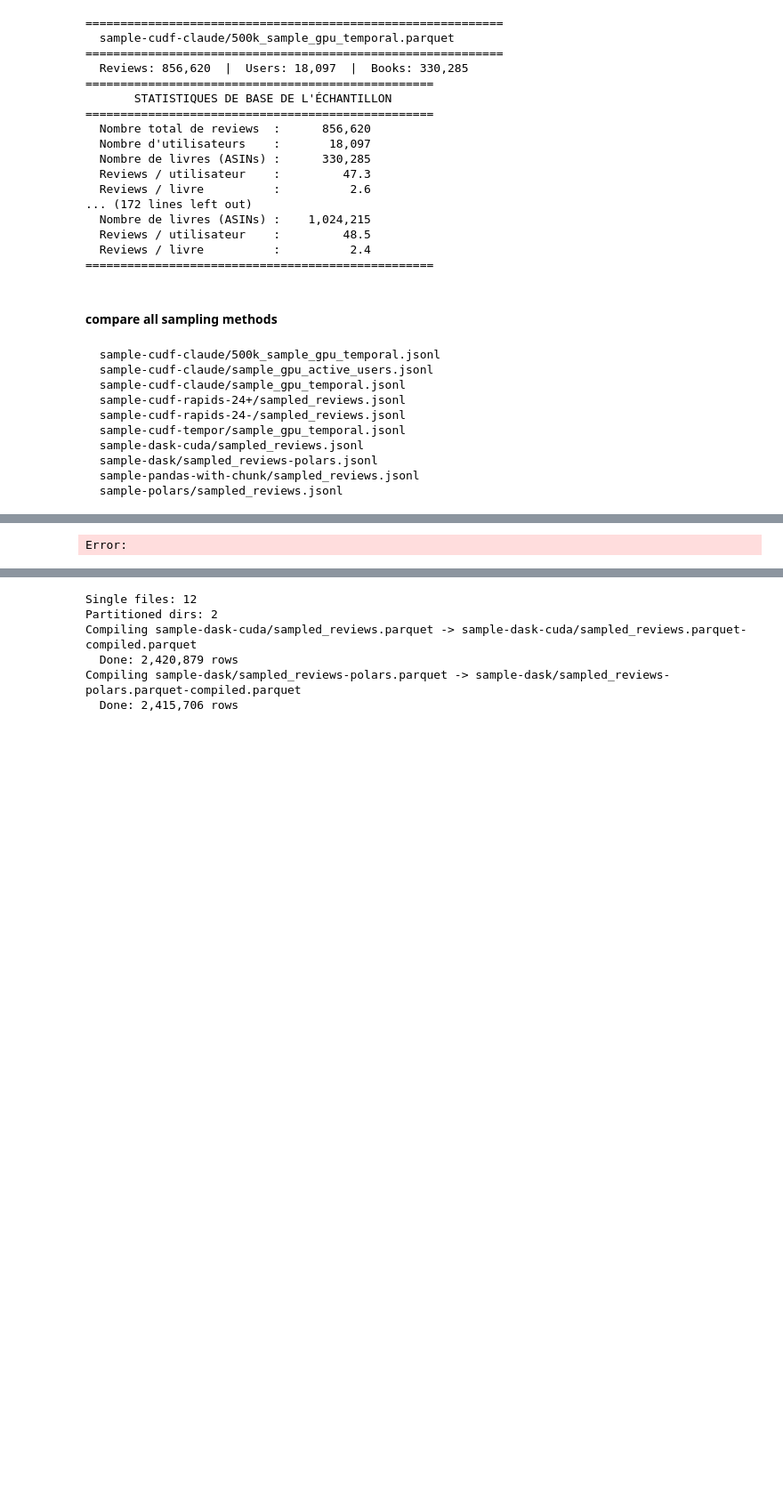
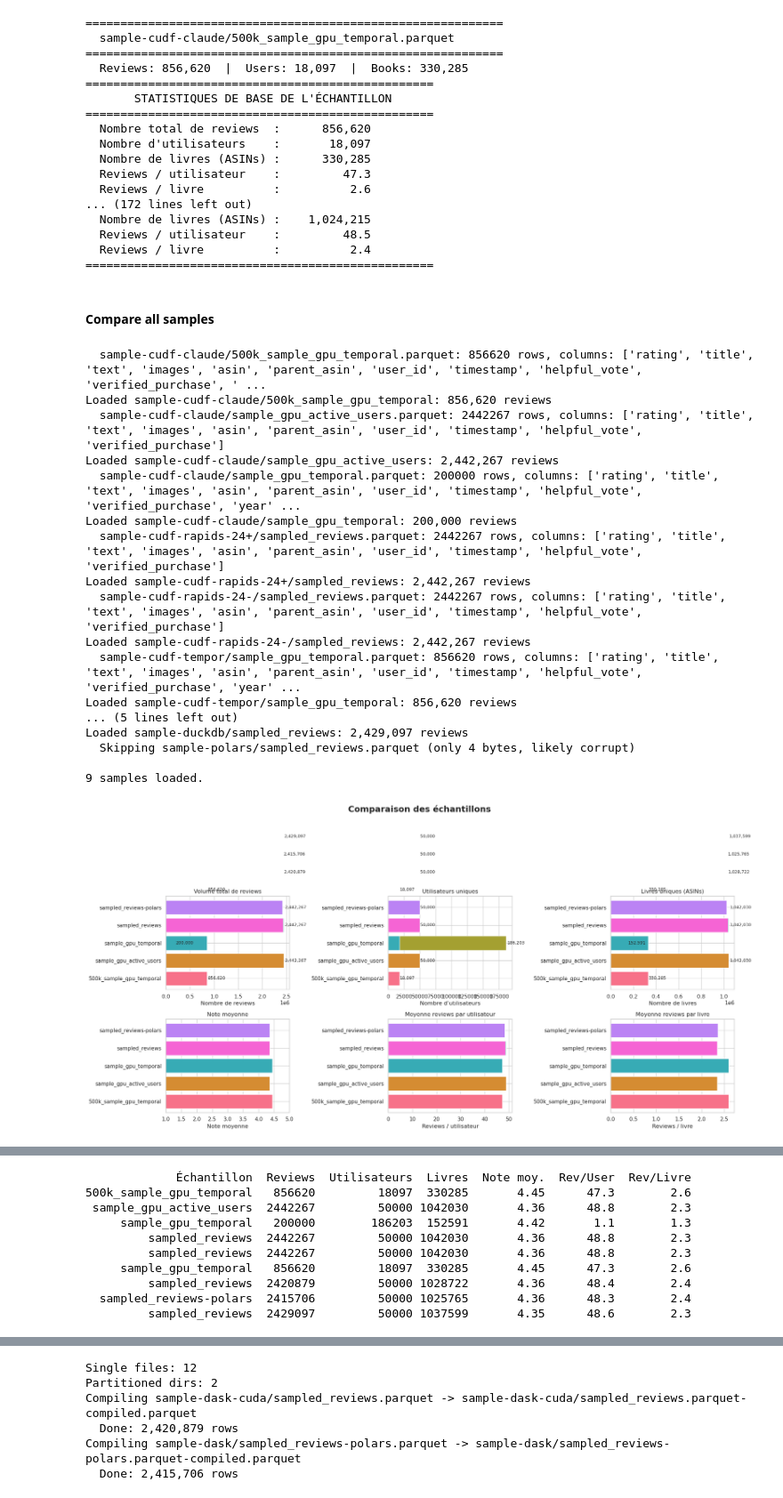
Before and after one commit to UQO-ML/AmazonReviews, a Jupyter notebook: florian-basic-statistic.ipynb, the cells around one changed output, grey strips where cells are left out. Shown at 89% size. Cells and saved outputs as stored; diff of their text form; code cells hidden in the pictures; blank space fills up the shorter version.

```diff
--- a/florian-basic-statistic.ipynb
+++ b/florian-basic-statistic.ipynb
@@ -150,7 +150,7 @@ for path in SAMPLE_PATHS:
   Reviews / livre          :          2.4
 ==================================================
 # %% [markdown]
-#### compare all sampling methods ####
+#### Compare all samples ####
 # %%
 import pandas as pd
 import matplotlib.pyplot as plt
@@ -162,32 +162,16 @@ import os
 
 sns.set_theme(style="whitegrid")
 
-# convert all jsonl to parquet ###
-# JSON_SAMPLE_PATHS = sorted(glob.glob("sample-*/*.jsonl", recursive=False))
-# for p in JSON_SAMPLE_PATHS:
-#     print(f"  {p}")
-#     if len(p) == 0:
-#         continue
-#     df = pd.read_json(p, lines=True)
-#     df.to_parquet(p.replace(".jsonl", ".parquet"))
-# del df
-# gc.collect()
-
 SAMPLE_PATHS = sorted(glob.glob("sample-*/*.parquet", recursive=False))
-
-# # Filtrer les dossiers Parquet partitionnés vs fichiers simples
-# SAMPLE_PATHS = [p for p in SAMPLE_PATHS if os.path.isfile(p)]
-
-# Exclude directories masquerading as .parquet files
-print(f"Found {len(SAMPLE_PATHS)} parquet files:")
-for p in SAMPLE_PATHS:
-    print(f"  {p}")
 
 # Collect summary stats + per-sample distributions
 summary = []
 distributions = {}
 
 for path in SAMPLE_PATHS:
+    if os.path.getsize(path) < 1024:  # skip files smaller than 1KB
+        print(f"  Skipping {path} (only {os.path.getsize(path)} bytes, likely corrupt)")
+        continue
     df = pd.read_parquet(path)
     print(f"  {path}: {len(df)} rows, columns: {list(df.columns)}")
     label = Path(path).parent.name  # e.g. "sample-cudf-claude"
@@ -298,40 +282,48 @@ axes[1].set_ylabel("Densité (log)")
 axes[1].set_title("Distribution des reviews par utilisateur")
 axes[1].legend(fontsize=8)
 
 # Row 3: Reviews per book (overlaid histograms)
 for i, (name, data) in enumerate(distributions.items()):
     axes[2].hist(data["reviews_per_book"], bins=50, color=colors[i],
                  alpha=0.4, label=name, log=True, density=True)
 axes[2].set_xlabel("Nombre de reviews par livre")
 axes[2].set_ylabel("Densité (log)")
 axes[2].set_title("Distribution des reviews par livre")
 axes[2].legend(fontsize=8)
 
 plt.tight_layout()
 plt.show()
 
 
 comparison = stats_df[[
     "file", "n_reviews", "n_users", "n_books",
     "avg_rating", "avg_reviews_per_user", "avg_reviews_per_book"
 ]].copy()
 comparison.columns = [
     "Échantillon", "Reviews", "Utilisateurs", "Livres",
     "Note moy.", "Rev/User", "Rev/Livre"
 ]
 comparison["Note moy."] = comparison["Note moy."].round(2)
 comparison["Rev/User"] = comparison["Rev/User"].round(1)
 comparison["Rev/Livre"] = comparison["Rev/Livre"].round(1)
 
 print(comparison.to_string(index=False))
 # %% [output]
-  sample-cudf-claude/500k_sample_gpu_temporal.jsonl
-  sample-cudf-claude/sample_gpu_active_users.jsonl
-  sample-cudf-claude/sample_gpu_temporal.jsonl
-  sample-cudf-rapids-24+/sampled_reviews.jsonl
-  sample-cudf-rapids-24-/sampled_reviews.jsonl
-  sample-cudf-tempor/sample_gpu_temporal.jsonl
-  sample-dask-cuda/sampled_reviews.jsonl
-  sample-dask/sampled_reviews-polars.jsonl
-  sample-pandas-with-chunk/sampled_reviews.jsonl
-  sample-polars/sampled_reviews.jsonl
+  sample-cudf-claude/500k_sample_gpu_temporal.parquet: 856620 rows, columns: ['rating', 'title', 'text', 'images', 'asin', 'parent_asin', 'user_id', 'timestamp', 'helpful_vote', 'verified_purchase', ' ...
+Loaded sample-cudf-claude/500k_sample_gpu_temporal: 856,620 reviews
+  sample-cudf-claude/sample_gpu_active_users.parquet: 2442267 rows, columns: ['rating', 'title', 'text', 'images', 'asin', 'parent_asin', 'user_id', 'timestamp', 'helpful_vote', 'verified_purchase']
+Loaded sample-cudf-claude/sample_gpu_active_users: 2,442,267 reviews
+  sample-cudf-claude/sample_gpu_temporal.parquet: 200000 rows, columns: ['rating', 'title', 'text', 'images', 'asin', 'parent_asin', 'user_id', 'timestamp', 'helpful_vote', 'verified_purchase', 'year' ...
+Loaded sample-cudf-claude/sample_gpu_temporal: 200,000 reviews
+  sample-cudf-rapids-24+/sampled_reviews.parquet: 2442267 rows, columns: ['rating', 'title', 'text', 'images', 'asin', 'parent_asin', 'user_id', 'timestamp', 'helpful_vote', 'verified_purchase']
+Loaded sample-cudf-rapids-24+/sampled_reviews: 2,442,267 reviews
+  sample-cudf-rapids-24-/sampled_reviews.parquet: 2442267 rows, columns: ['rating', 'title', 'text', 'images', 'asin', 'parent_asin', 'user_id', 'timestamp', 'helpful_vote', 'verified_purchase']
+Loaded sample-cudf-rapids-24-/sampled_reviews: 2,442,267 reviews
+  sample-cudf-tempor/sample_gpu_temporal.parquet: 856620 rows, columns: ['rating', 'title', 'text', 'images', 'asin', 'parent_asin', 'user_id', 'timestamp', 'helpful_vote', 'verified_purchase', 'year' ...
+Loaded sample-cudf-tempor/sample_gpu_temporal: 856,620 reviews
+... (5 lines left out)
+Loaded sample-duckdb/sampled_reviews: 2,429,097 reviews
+  Skipping sample-polars/sampled_reviews.parquet (only 4 bytes, likely corrupt)
+
+9 samples loaded.
+[figure, added]
@@ -338 +331,10 @@ print(comparison.to_string(index=False))
-Error:
+             Échantillon  Reviews  Utilisateurs  Livres  Note moy.  Rev/User  Rev/Livre
+500k_sample_gpu_temporal   856620         18097  330285       4.45      47.3        2.6
+ sample_gpu_active_users  2442267         50000 1042030       4.36      48.8        2.3
+     sample_gpu_temporal   200000        186203  152591       4.42       1.1        1.3
+         sampled_reviews  2442267         50000 1042030       4.36      48.8        2.3
+         sampled_reviews  2442267         50000 1042030       4.36      48.8        2.3
+     sample_gpu_temporal   856620         18097  330285       4.45      47.3        2.6
+         sampled_reviews  2420879         50000 1028722       4.36      48.4        2.4
+  sampled_reviews-polars  2415706         50000 1025765       4.36      48.3        2.4
+         sampled_reviews  2429097         50000 1037599       4.35      48.6        2.3
```
Also changed, not shown: parts of 6 cells of this notebook, 3 other files.
